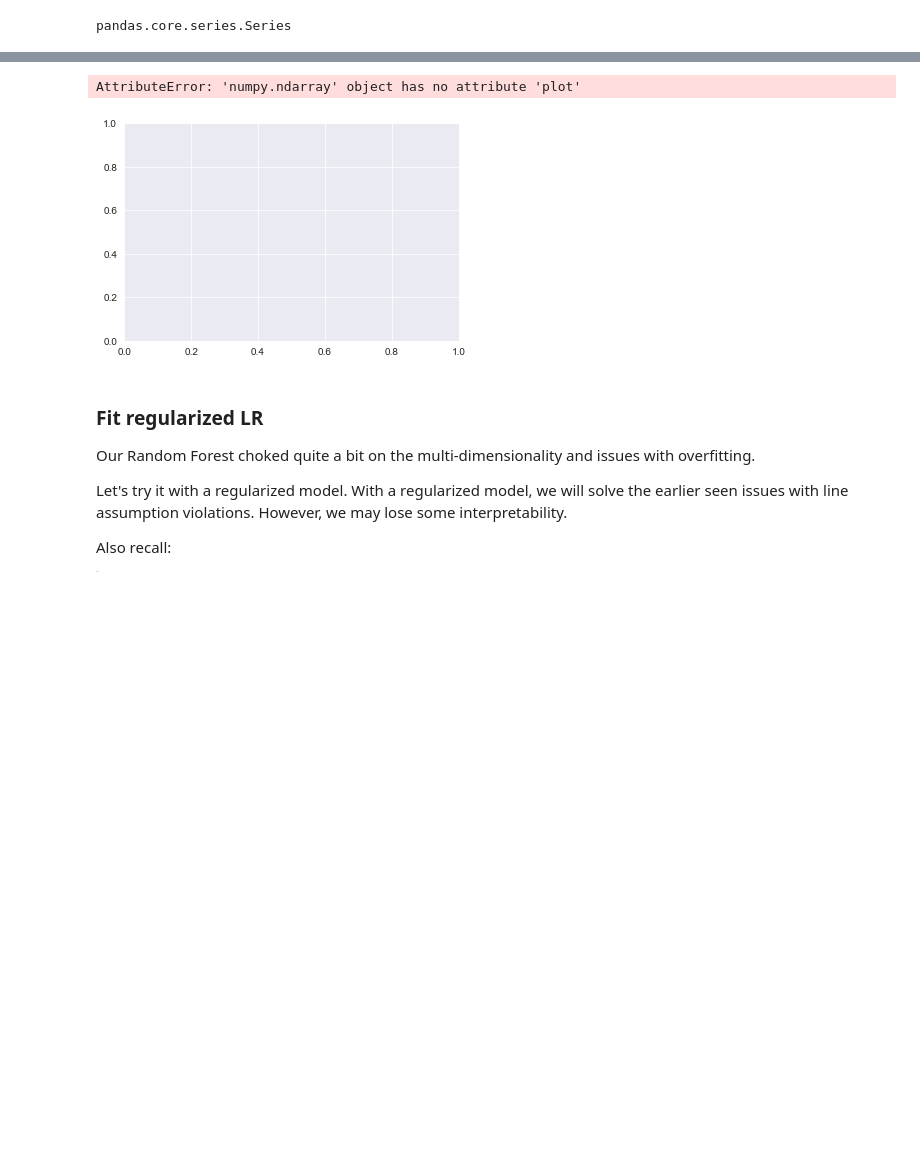
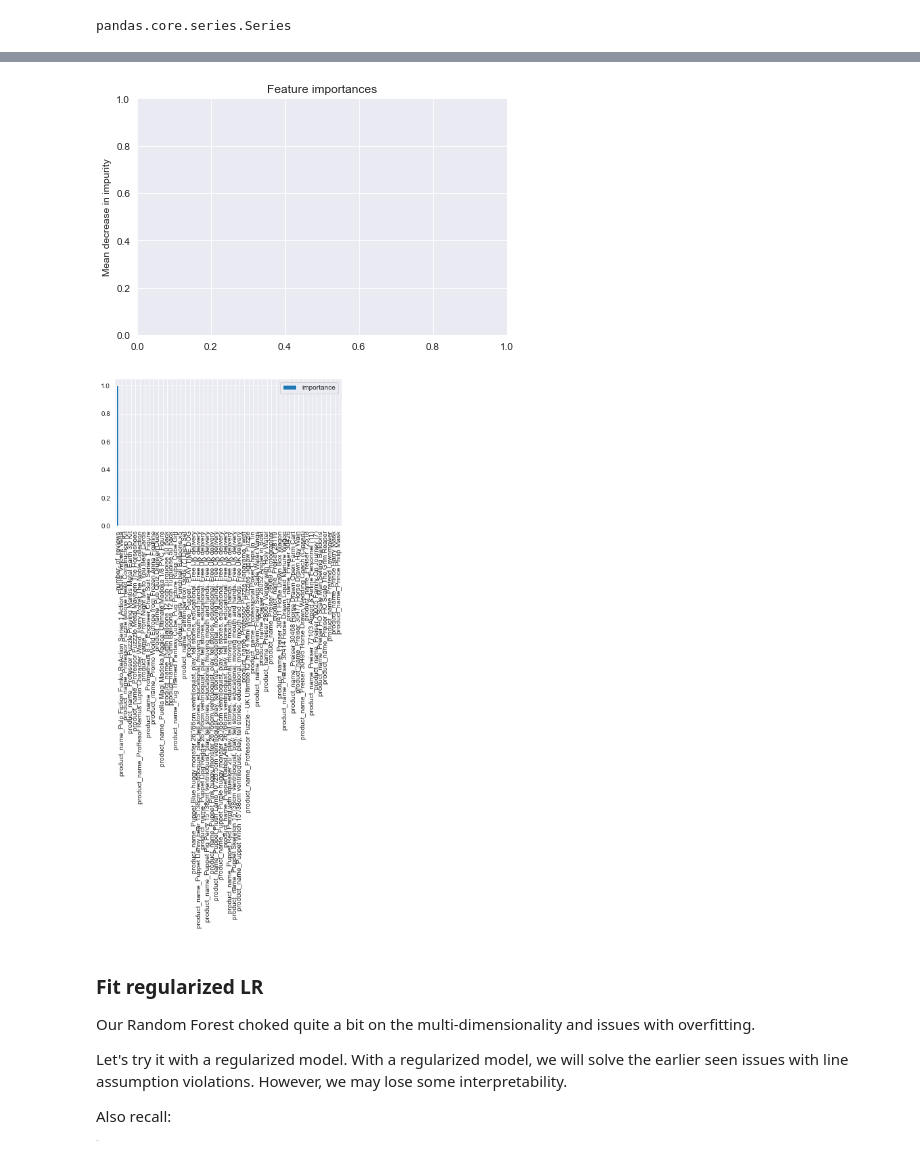
Before and after one commit to cotica/capstone, a Jupyter notebook: code/Amazon-product-catalog-NLP-modeling.ipynb, the cells around one changed output, grey strips where cells are left out. Drawn from its saved outputs; the diff is of its cells as text; code cells hidden in the pictures; blank space fills up the shorter version.

Commit message:
plot importances take I

```diff
--- a/code/Amazon-product-catalog-NLP-modeling.ipynb
+++ b/code/Amazon-product-catalog-NLP-modeling.ipynb
@@ -933,7 +933,8 @@ pandas.core.series.Series
 #forest_importances = np.sort(forest_importances)
 # %%
 importance_db = pd.DataFrame(forest_importances, columns = ['importance'])
-importance_db.sort_values(by = 'importance', ascending = False).head(70)
+importance_db = importance_db.sort_values(by = 'importance', ascending = False)
+importance_db.round(4).head(40)
 # %% [output]
 |  | importance |
 | number_of_reviews | 1.0 |
@@ -951,16 +956,16 @@ importance_db.sort_values(by = 'importance', ascending = False).head(70)
 # %%
 #plot
-fig, ax = plt.subplots()
-forest_importances[:50].plot.bar()
+#fig, ax = plt.subplots()
+importance_db[:50].plot.bar()
 ax.set_title("Feature importances")
 ax.set_ylabel("Mean decrease in impurity")
-fig.tight_layout()
+#fig.tight_layout()
 
 
 #to suppress glyph missing warnings: https://www.programmersought.com/article/51155295519/
 # %% [output]
-AttributeError: 'numpy.ndarray' object has no attribute 'plot'
-[figure, old version]
+[figure, new version]
+[figure, added]
 # %% [markdown]
 ### Fit regularized LR
 
```
Also changed, not shown: parts of 1 cell of this notebook.
